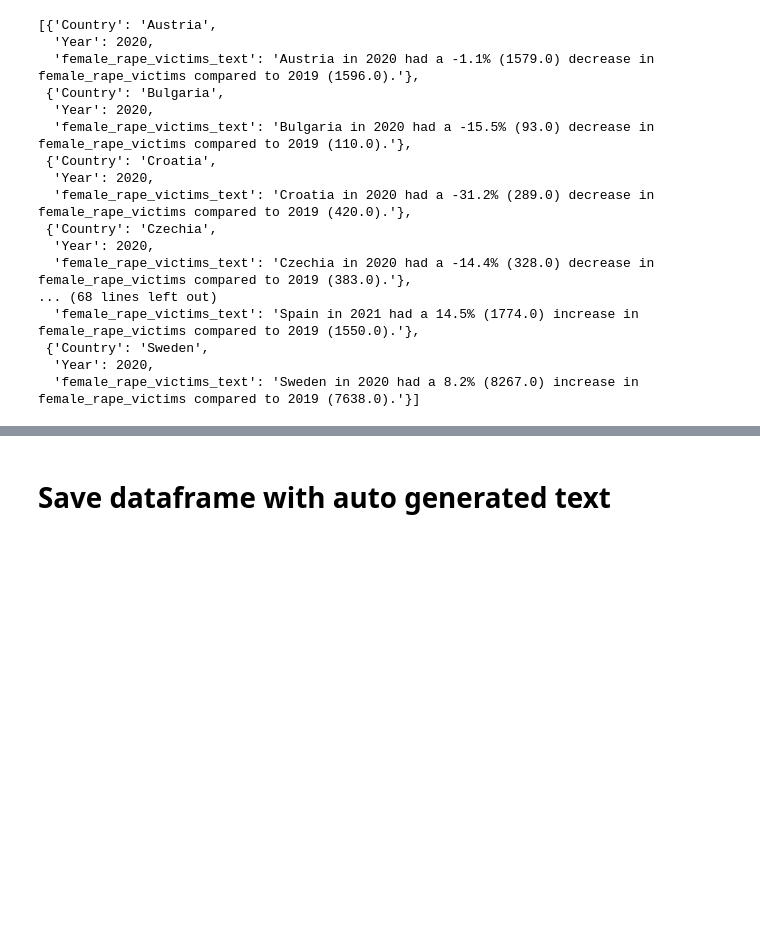
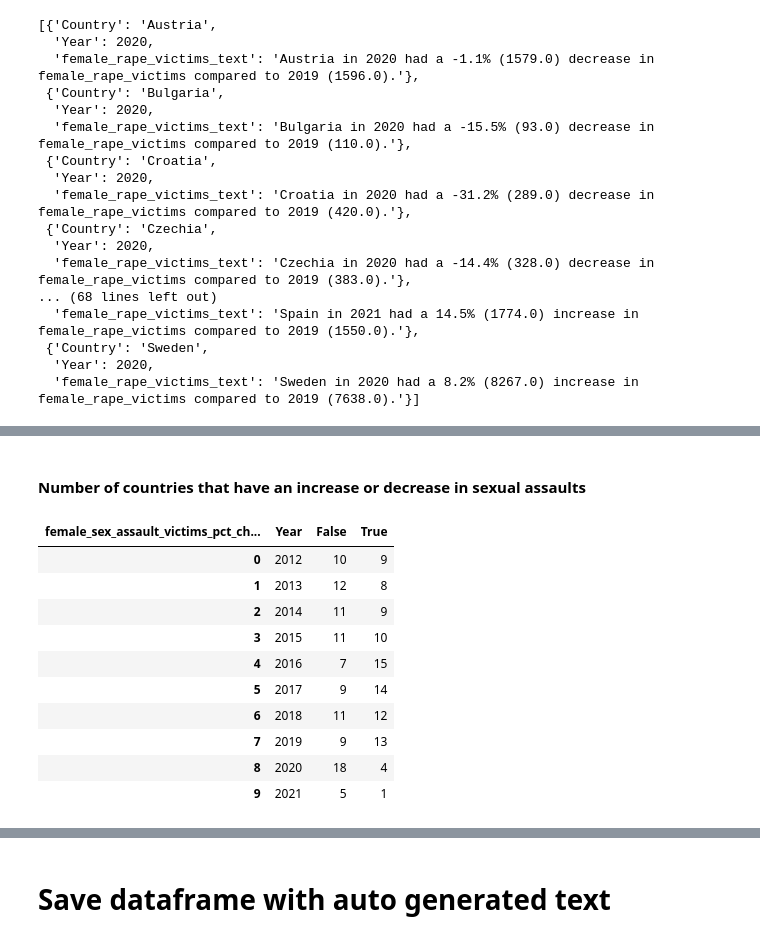
Before and after one commit to troboukis/FEMICIDES, a Jupyter notebook: Analysis.ipynb, the cells around one changed output, grey strips where cells are left out. Saved outputs shown, nothing was run; the diff lists cells and outputs as text; code cells hidden in the pictures; blank space fills up the shorter version.

```diff
--- a/Analysis.ipynb
+++ b/Analysis.ipynb
@@ -1033,0 +1105,21 @@ female_rape_victims_auto_text
+# %% [markdown]
+#### Number of countries that have an increase or decrease in sexual assaults
+# %%
+t = (df[df.female_rape_victims_pct_change.notna()]\
+ .groupby(['Year','Country'])['female_sex_assault_victims_pct_change']\
+ .sum()>0).reset_index()
+
+
+t.groupby('Year').female_sex_assault_victims_pct_change.value_counts().to_frame().unstack().droplevel(0, axis=1).reset_index()
+# %% [output]
+| female_sex_assault_victims_pct_ch... | Year | False | True |
+| 0 | 2012 | 10 | 9 |
+| 1 | 2013 | 12 | 8 |
+| 2 | 2014 | 11 | 9 |
+| 3 | 2015 | 11 | 10 |
+| 4 | 2016 | 7 | 15 |
+| 5 | 2017 | 9 | 14 |
+| 6 | 2018 | 11 | 12 |
+| 7 | 2019 | 9 | 13 |
+| 8 | 2020 | 18 | 4 |
+| 9 | 2021 | 5 | 1 |
```
Also changed, not shown: parts of 11 cells of this notebook.
